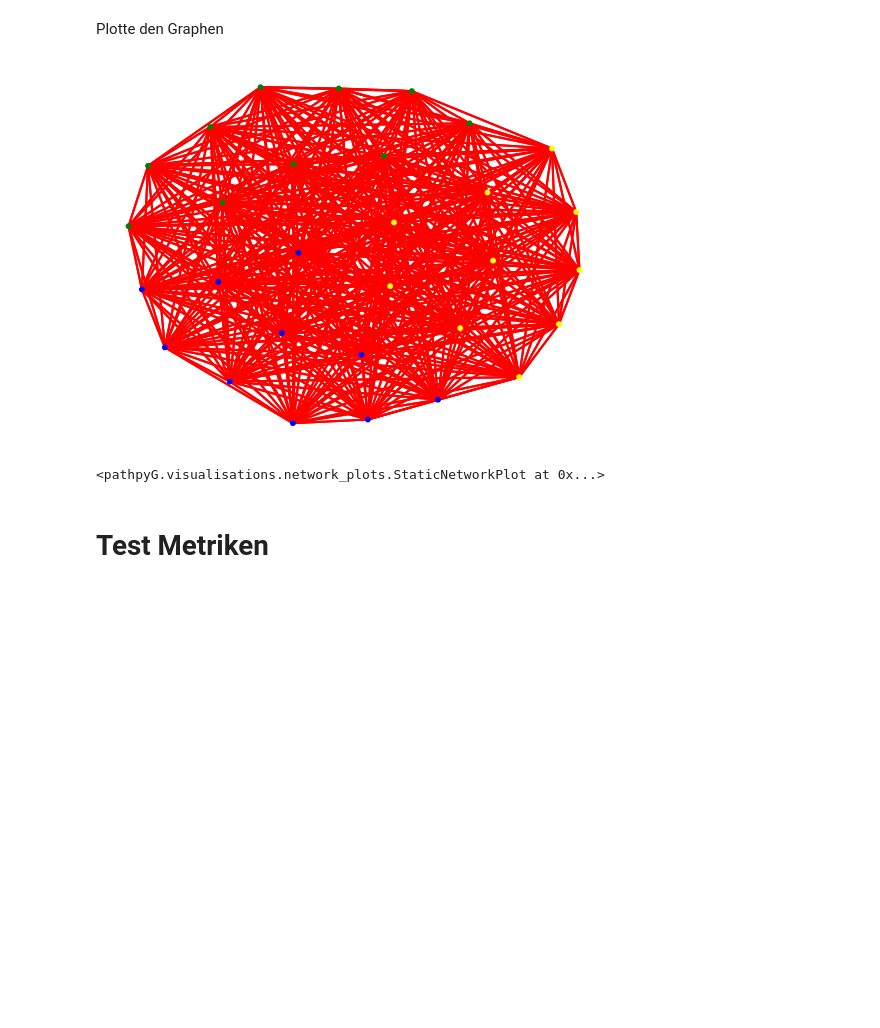
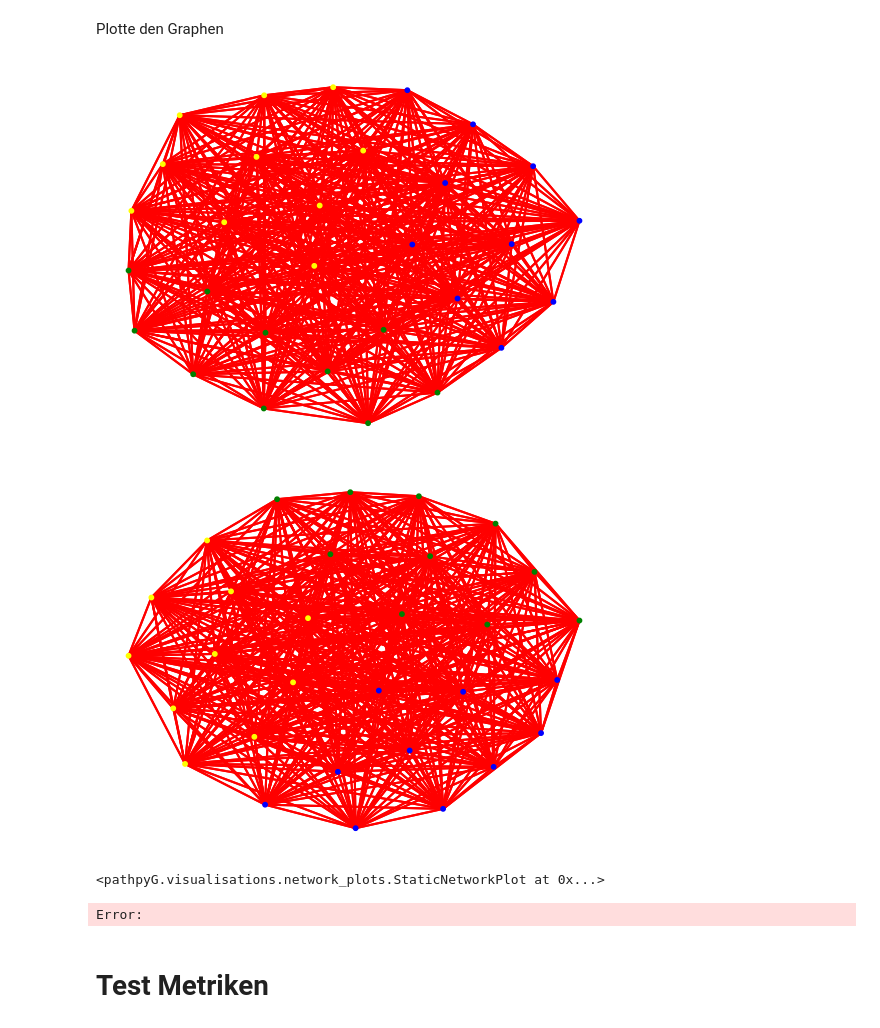
Before and after one commit to jusch2109/pathpyG, a Jupyter notebook: src/pathpyG/visualisations/Project_JS/HotVis.ipynb, the cells around one changed output. Saved outputs shown, nothing was run; the diff lists cells and outputs as text; code cells hidden in the pictures; blank space fills up the shorter version.

```diff
--- a/src/pathpyG/visualisations/Project_JS/HotVis.ipynb
+++ b/src/pathpyG/visualisations/Project_JS/HotVis.ipynb
@@ -86,29 +86,31 @@ initial_positions = torch.rand((graph.n, 2))*1000
 pos_slow = initial_positions.clone()
 pos_fast = initial_positions.clone()
 
-#layout_slow = HotVisSlow(graph, orders=2, iterations=50000, delta=1, alpha=torch.tensor([1, 1]), initial_positions=pos_slow)
+layout_slow = HotVisSlow(graph, orders=2, iterations=50000, delta=1, alpha=torch.tensor([1, 1]), initial_positions=pos_slow)
 layout_fast = HotVis(graph, orders=2, iterations=50000, delta=1, alpha=torch.tensor([1, 1]), initial_positions=pos_fast)
 # %% [markdown]
 Plotte den Graphen
 # %%
 # read colors
 colors = {}
 with open('graphs/synthetic_graph/colors.csv', mode="r") as file:
     reader = csv.reader(file)
     next(reader)  # Überspringt die Kopfzeile
     for row in reader:
         number, color = row
         colors[number] = color
 style = {}
 style['node_color'] = colors
 style['node_size'] = 10
 style['edge_size'] = 0.1
 
 pp.plot(graph.to_static_graph(), layout=layout_fast, backend='matplotlib' ,**style)
-#pp.plot(graph.to_static_graph(), layout=layout_slow, backend='matplotlib' ,**style)
+pp.plot(graph.to_static_graph(), layout=layout_slow, backend='matplotlib' ,**style)
 # %% [output]
-[figure, old version]
+[figure, new version]
+[figure, added]
 <pathpyG.visualisations.network_plots.StaticNetworkPlot at 0x...>
+Error:
 # %% [markdown]
 # Test Metriken
 # %% [markdown]
```
Also changed, not shown: parts of 6 cells of this notebook, 41 other files.
